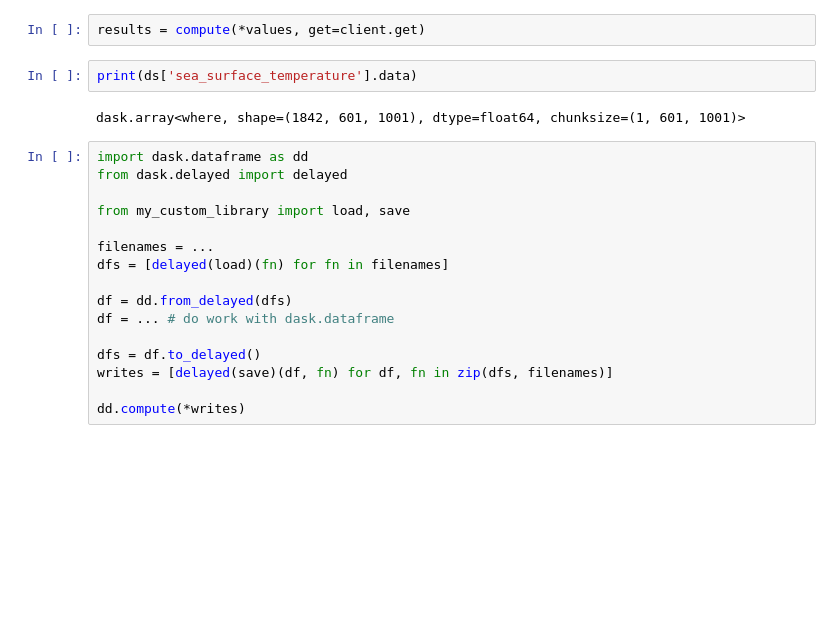
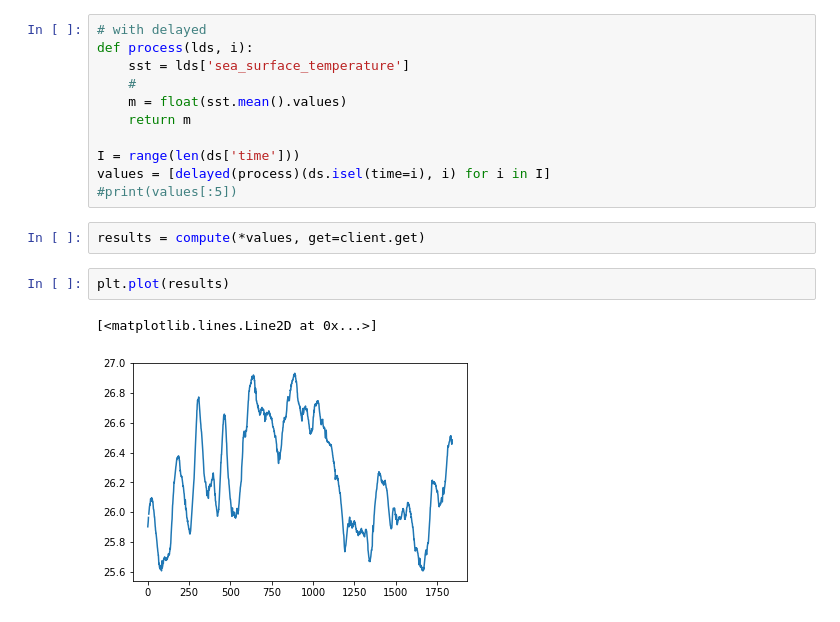
Before and after one commit to apatlpo/iwave_sst, a Jupyter notebook: hw/hw_sst_stats_t1.ipynb, the cells around one changed output. Cells and saved outputs as stored; diff of their text form; blank space fills up the shorter version.

```diff
--- a/hw/hw_sst_stats_t1.ipynb
+++ b/hw/hw_sst_stats_t1.ipynb
@@ -245,22 +260,18 @@ values = [delayed(process)(ldf, i, True) for ldf,i in zip(dfs,I)]
+# %%
+# with delayed
+def process(lds, i):
+    sst = lds['sea_surface_temperature']
+    #
+    m = float(sst.mean().values)
+    return m
+
+I = range(len(ds['time']))
+values = [delayed(process)(ds.isel(time=i), i) for i in I]
+#print(values[:5])
 # %%
 results = compute(*values, get=client.get)
-# %%
-print(ds['sea_surface_temperature'].data)
-# %% [output]
-dask.array<where, shape=(1842, 601, 1001), dtype=float64, chunksize=(1, 601, 1001)>
-# %%
-import dask.dataframe as dd
-from dask.delayed import delayed
-
-from my_custom_library import load, save
-
-filenames = ...
-dfs = [delayed(load)(fn) for fn in filenames]
-
-df = dd.from_delayed(dfs)
-df = ... # do work with dask.dataframe
-
-dfs = df.to_delayed()
-writes = [delayed(save)(df, fn) for df, fn in zip(dfs, filenames)]
-
-dd.compute(*writes)
+# %%
+plt.plot(results)
+# %% [output]
+[<matplotlib.lines.Line2D at 0x...>]
+[figure, added]
```
Also changed, not shown: parts of 27 cells of this notebook, 13 other files.
